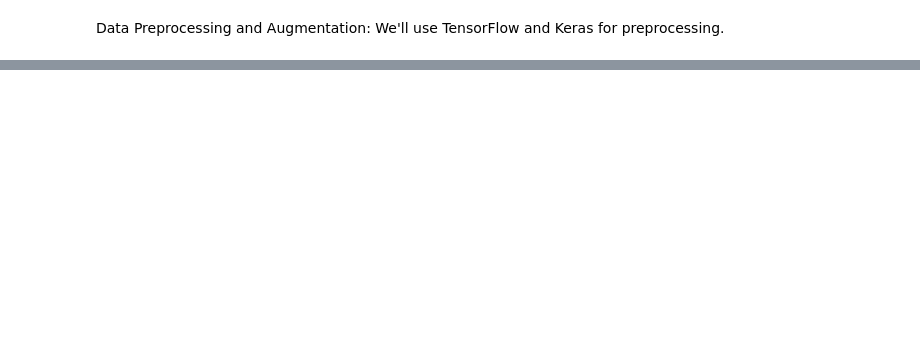
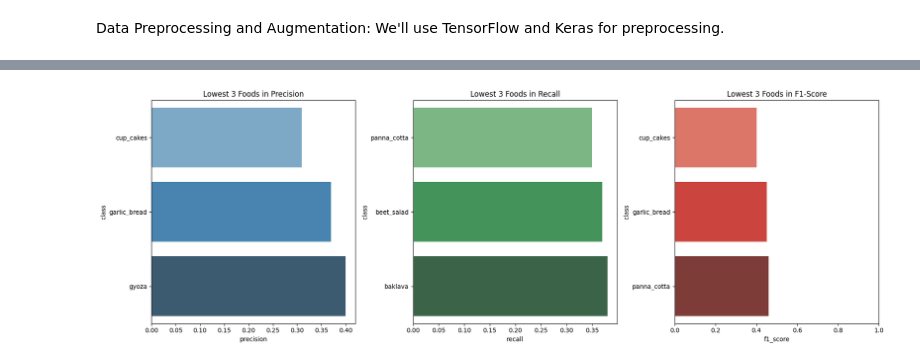
Before and after one commit to marksidhom22/FoodImageClassifier, a Jupyter notebook: src/food_image_classifier.ipynb, the cells around one changed output, grey strips where cells are left out. Cells and saved outputs as stored; diff of their text form; code cells hidden in the pictures; blank space fills up the shorter version.

```diff
--- a/src/food_image_classifier.ipynb
+++ b/src/food_image_classifier.ipynb
@@ -230,0 +341,25 @@ plt.show()
+# %%
+# Finding top 3 in Precision, Recall, F1-Score
+top_precision = df_report.nsmallest(3, 'precision')
+top_recall = df_report.nsmallest(3, 'recall')
+top_f1_score = df_report.nsmallest(3, 'f1_score')
+# Plotting
+
+
+fig, axes = plt.subplots(1, 3, figsize=(18, 6))
+sns.barplot(ax=axes[0], x='precision', y='class', data=top_precision, palette='Blues_d')
+axes[0].set_title('Lowest 3 Foods in Precision')
+plt.xlim(0, 1)
+
+sns.barplot(ax=axes[1], x='recall', y='class', data=top_recall, palette='Greens_d')
+axes[1].set_title('Lowest 3 Foods in Recall')
+plt.xlim(0, 1)
+
+sns.barplot(ax=axes[2], x='f1_score', y='class', data=top_f1_score, palette='Reds_d')
+axes[2].set_title('Lowest 3 Foods in F1-Score')
+plt.xlim(0, 1)
+
+plt.tight_layout()
+plt.show()
+# %% [output]
+[figure, added]
```
Also changed, not shown: parts of 33 cells of this notebook, 3 other files.
